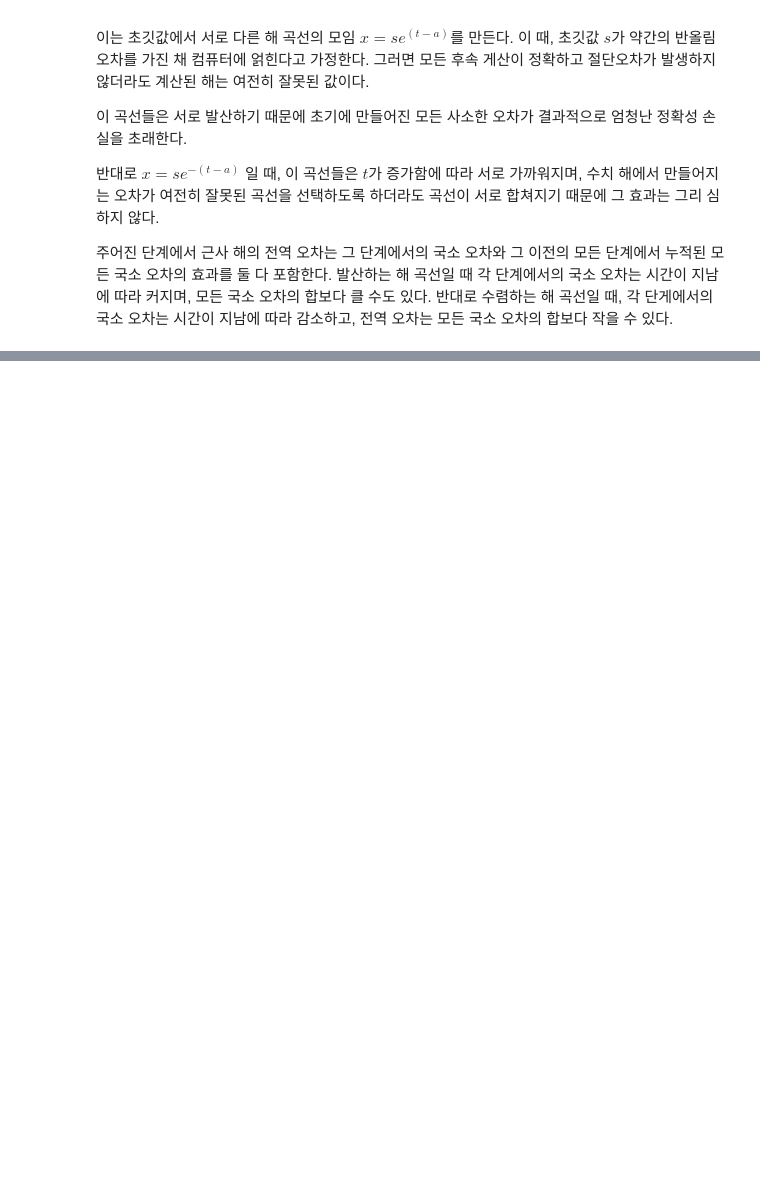
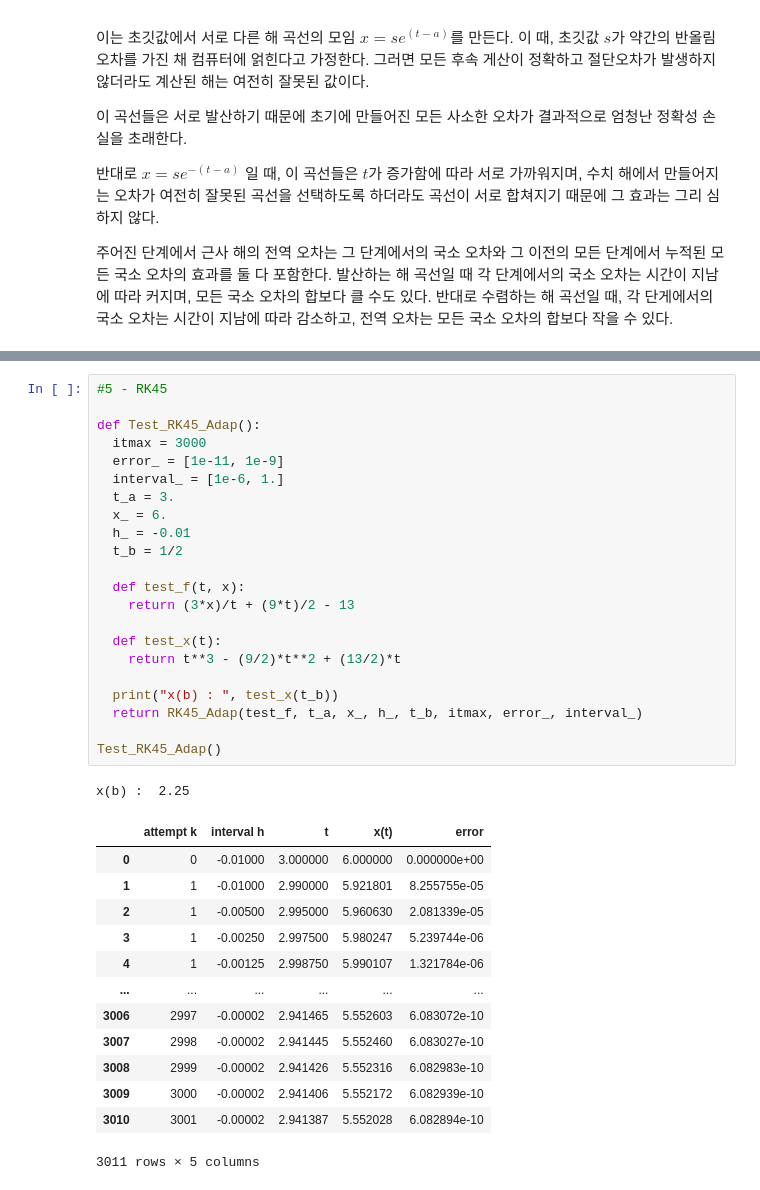
Before and after one commit to tirals88/Numerical-Mathematics-and-Computing, a Jupyter notebook: Chap7_Initial Values Problems.ipynb, the cells around one changed output, grey strips where cells are left out. Drawn from its saved outputs; the diff is of its cells as text; blank space fills up the shorter version.

```diff
--- a/Chap7_Initial Values Problems.ipynb
+++ b/Chap7_Initial Values Problems.ipynb
@@ -1033,0 +1147,37 @@ x(a) = s
+# %%
+#5 - RK45
+
+def Test_RK45_Adap():
+  itmax = 3000
+  error_ = [1e-11, 1e-9]
+  interval_ = [1e-6, 1.]
+  t_a = 3.
+  x_ = 6.
+  h_ = -0.01
+  t_b = 1/2
+
+  def test_f(t, x):
+    return (3*x)/t + (9*t)/2 - 13
+
+  def test_x(t):
+    return t**3 - (9/2)*t**2 + (13/2)*t
+
+  print("x(b) : ", test_x(t_b))
+  return RK45_Adap(test_f, t_a, x_, h_, t_b, itmax, error_, interval_)
+
+Test_RK45_Adap()
+# %% [output]
+x(b) :  2.25
+|  | attempt k | interval h | t | x(t) | error |
+| 0 | 0 | -0.01000 | 3.000000 | 6.000000 | 0.000000e+00 |
+| 1 | 1 | -0.01000 | 2.990000 | 5.921801 | 8.255755e-05 |
+| 2 | 1 | -0.00500 | 2.995000 | 5.960630 | 2.081339e-05 |
+| 3 | 1 | -0.00250 | 2.997500 | 5.980247 | 5.239744e-06 |
+| 4 | 1 | -0.00125 | 2.998750 | 5.990107 | 1.321784e-06 |
+| ... | ... | ... | ... | ... | ... |
+| 3006 | 2997 | -0.00002 | 2.941465 | 5.552603 | 6.083072e-10 |
+| 3007 | 2998 | -0.00002 | 2.941445 | 5.552460 | 6.083027e-10 |
+| 3008 | 2999 | -0.00002 | 2.941426 | 5.552316 | 6.082983e-10 |
+| 3009 | 3000 | -0.00002 | 2.941406 | 5.552172 | 6.082939e-10 |
+| 3010 | 3001 | -0.00002 | 2.941387 | 5.552028 | 6.082894e-10 |
+3011 rows × 5 columns
```
Also changed, not shown: parts of 9 cells of this notebook.
